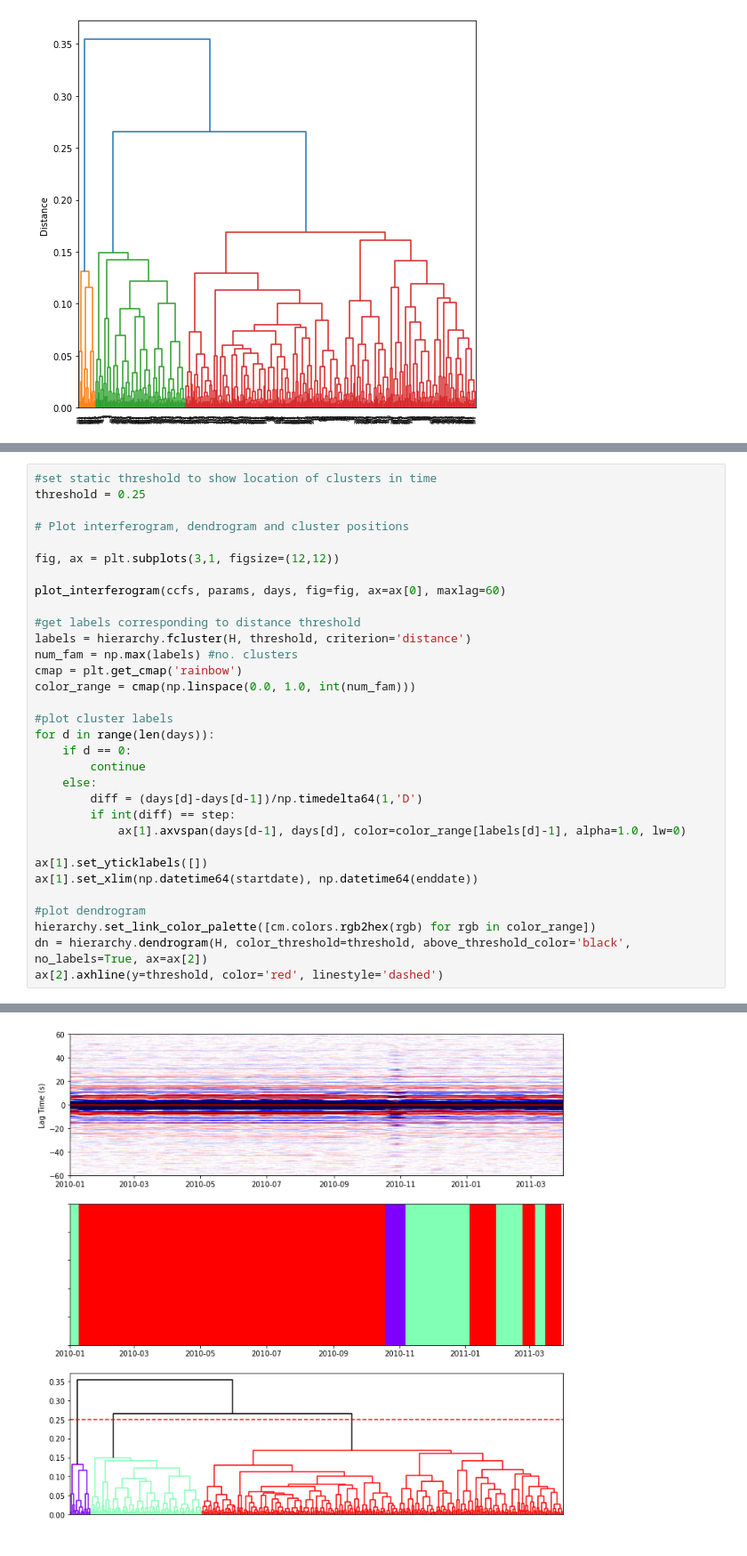
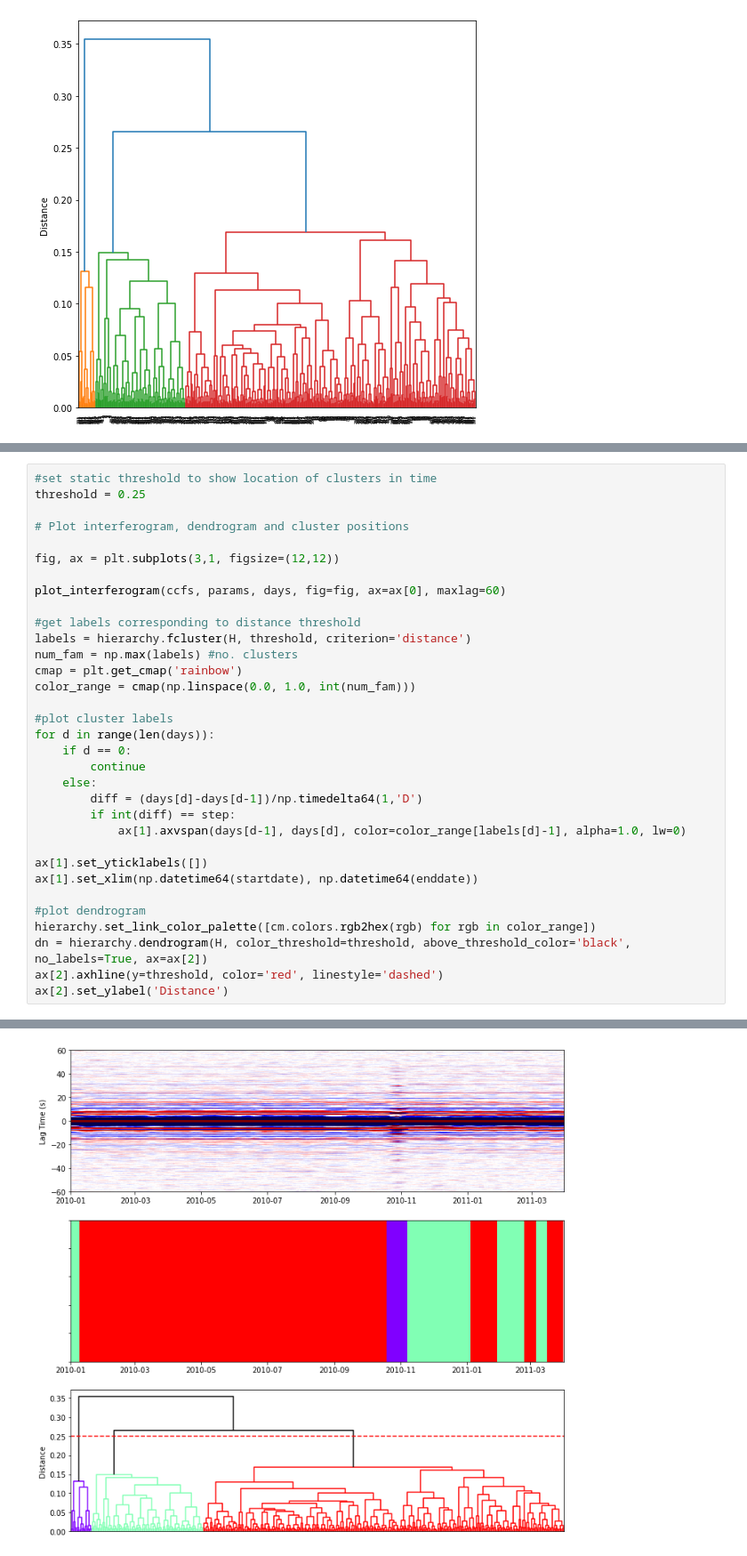
Before and after one commit to asyates/hclusterCCFs, a Jupyter notebook: clusterCCFs_msnoise.ipynb, the cells around one changed output, grey strips where cells are left out. Shown at 89% size. Drawn from its saved outputs; the diff is of its cells as text.

```diff
--- a/clusterCCFs_msnoise.ipynb
+++ b/clusterCCFs_msnoise.ipynb
@@ -127,6 +141,7 @@ ax[1].set_xlim(np.datetime64(startdate), np.datetime64(enddate))
 hierarchy.set_link_color_palette([cm.colors.rgb2hex(rgb) for rgb in color_range])
 dn = hierarchy.dendrogram(H, color_threshold=threshold, above_threshold_color='black', no_labels=True, ax=ax[2])
 ax[2].axhline(y=threshold, color='red', linestyle='dashed')
+ax[2].set_ylabel('Distance')
 # %% [output]
 Figure(864x864)
 AxesSubplot(0.125,0.657941;0.775x0.222059)
@@ -134 +149 @@ AxesSubplot(0.125,0.657941;0.775x0.222059)
-[figure, old version]
+[figure, new version]
```
Also changed, not shown: parts of 21 cells of this notebook.
